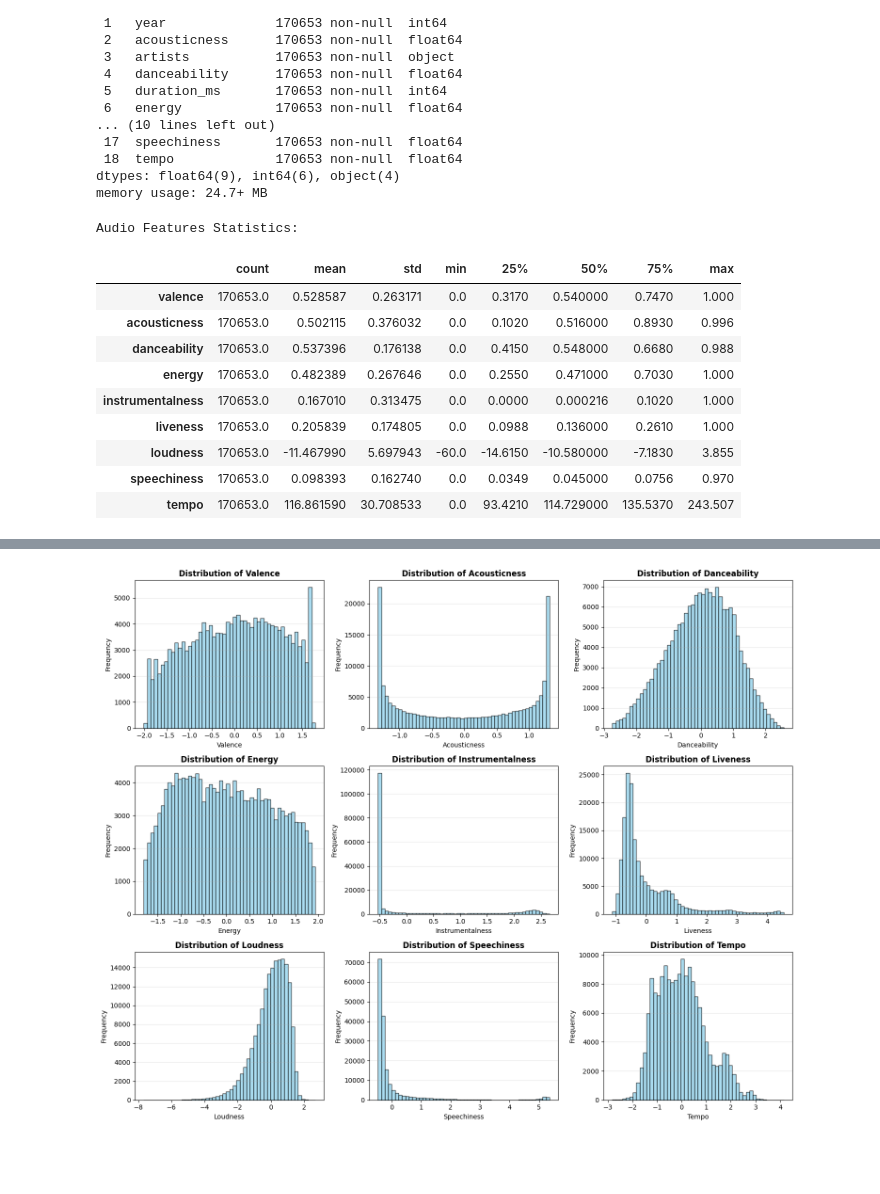
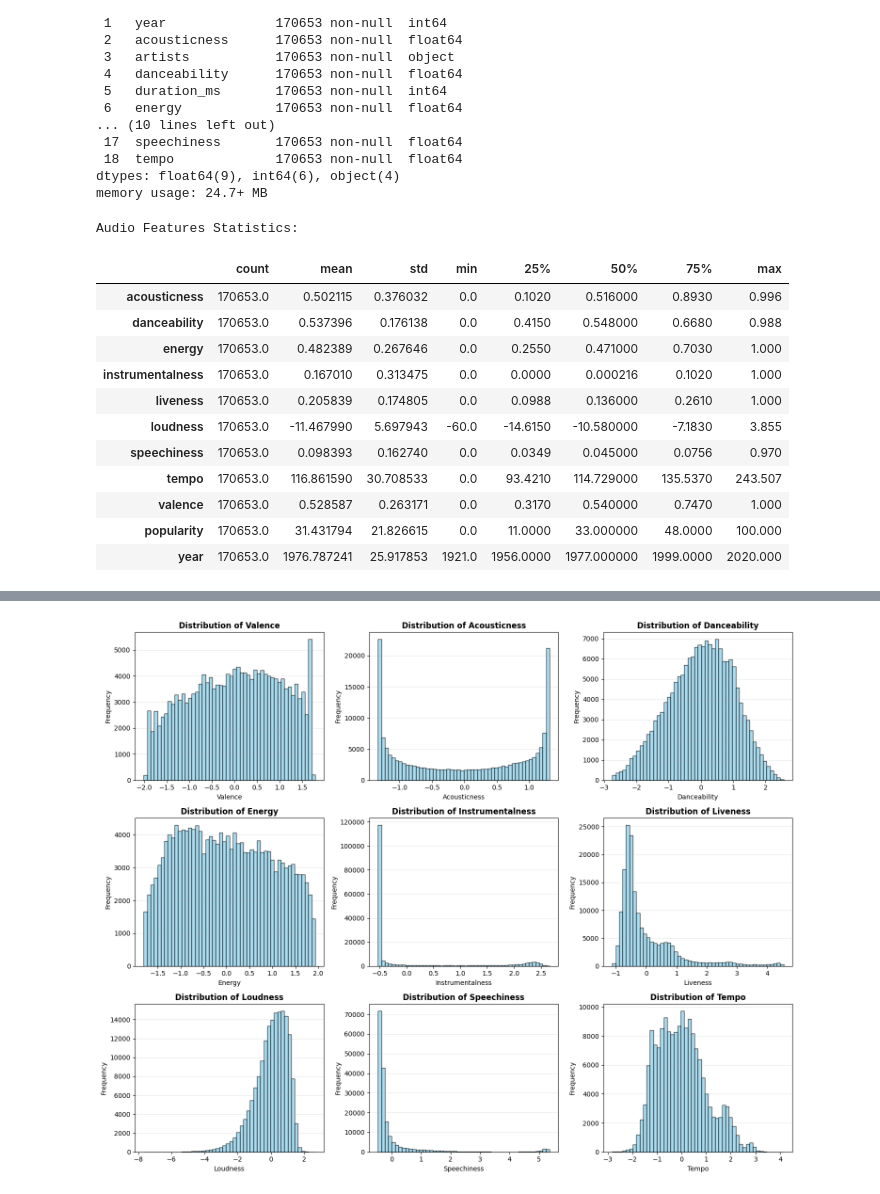
Before and after one commit to sihyunlkim/spotify-knn-recommender, a Jupyter notebook: PTDS.ipynb, the cells around one changed output, grey strips where cells are left out. Saved outputs shown, nothing was run; the diff lists cells and outputs as text; code cells hidden in the pictures; blank space fills up the shorter version.

```diff
--- a/PTDS.ipynb
+++ b/PTDS.ipynb
@@ -35,18 +51,20 @@ Data columns (total 19 columns):
 dtypes: float64(9), int64(6), object(4)
 memory usage: 24.7+ MB
 # %%
-#audio feature analysis
+# audio features
+feature_cols = [
+    'acousticness', 'danceability', 'energy', 'instrumentalness',
+    'liveness', 'loudness', 'speechiness', 'tempo', 'valence',
+    'popularity', 'year'
+]
 
-#define audio features:
-audio_features = ['valence', 'acousticness', 'danceability', 'energy',
-                  'instrumentalness', 'liveness', 'loudness', 'speechiness', 'tempo']
-af = df[audio_features]
+af = df[feature_cols]
+
 print("Audio Features Statistics:")
-af[audio_features].describe().T
+af.describe().T
 # %% [output]
 Audio Features Statistics:
 |  | count | mean | std | min | 25% | 50% | 75% | max |
-| valence | 170653.0 | 0.528587 | 0.263171 | 0.0 | 0.3170 | 0.540000 | 0.7470 | 1.000 |
 | acousticness | 170653.0 | 0.502115 | 0.376032 | 0.0 | 0.1020 | 0.516000 | 0.8930 | 0.996 |
 | danceability | 170653.0 | 0.537396 | 0.176138 | 0.0 | 0.4150 | 0.548000 | 0.6680 | 0.988 |
 | energy | 170653.0 | 0.482389 | 0.267646 | 0.0 | 0.2550 | 0.471000 | 0.7030 | 1.000 |
@@ -55,3 +73,6 @@ Audio Features Statistics:
 | loudness | 170653.0 | -11.467990 | 5.697943 | -60.0 | -14.6150 | -10.580000 | -7.1830 | 3.855 |
 | speechiness | 170653.0 | 0.098393 | 0.162740 | 0.0 | 0.0349 | 0.045000 | 0.0756 | 0.970 |
 | tempo | 170653.0 | 116.861590 | 30.708533 | 0.0 | 93.4210 | 114.729000 | 135.5370 | 243.507 |
+| valence | 170653.0 | 0.528587 | 0.263171 | 0.0 | 0.3170 | 0.540000 | 0.7470 | 1.000 |
+| popularity | 170653.0 | 31.431794 | 21.826615 | 0.0 | 11.0000 | 33.000000 | 48.0000 | 100.000 |
+| year | 170653.0 | 1976.787241 | 25.917853 | 1921.0 | 1956.0000 | 1977.000000 | 1999.0000 | 2020.000 |
```
Also changed, not shown: parts of 11 cells of this notebook.
